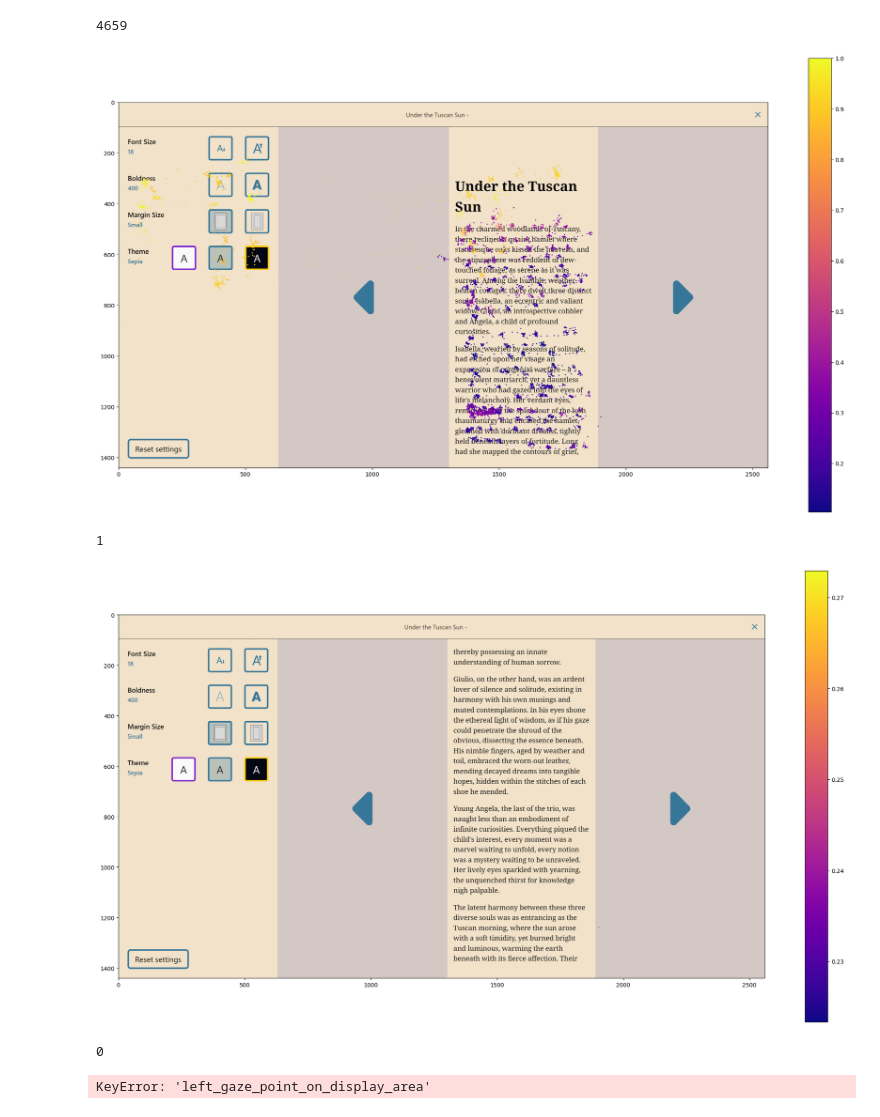
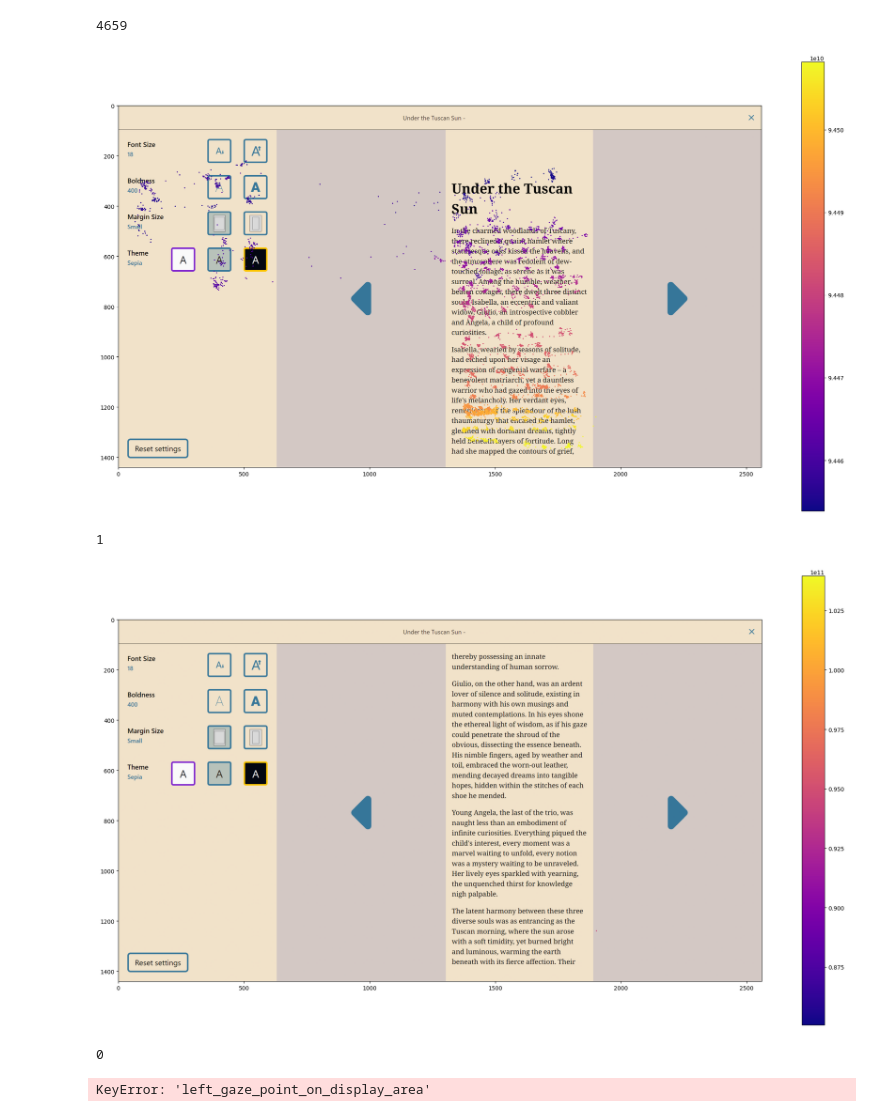
Before and after one commit to SlimShadyIAm/flow, a Jupyter notebook: apps/backend/plot-data-on-image-with-pupil-size.ipynb, the cells around one changed output. Cells and saved outputs as stored; diff of their text form; code cells hidden in the pictures.

```diff
--- a/apps/backend/plot-data-on-image-with-pupil-size.ipynb
+++ b/apps/backend/plot-data-on-image-with-pupil-size.ipynb
@@ -79,9 +79,6 @@ for participant in participant_ids:
                 continue
             END_TIME_PAGE = end_page.time
 
-            # if END_TIME_PAGE - START_TIME_PAGE < 1000:
-                # continue
-
             # Get the event one before the end page event
             screenshot_event = (
                 events_book.where(Events.time < END_TIME_PAGE)
@@ -93,48 +90,44 @@ for participant in participant_ids:
 
             ax.set_xlim(0, X_PIXELS)
             ax.set_ylim(Y_PIXELS, 0)
-
 
             # Get the image to display on the plot
             image_file = screenshot_event.screenshot_file
             ax.imshow(plt.imread(image_file), extent=[0, X_PIXELS, Y_PIXELS, 0])
 
             # Get the gaze data for the page
             GAZE_DATA_PAGE = extract_gaze_data_between_timestamps_proper(
                 GAZE_DATA_BOOK, START_TIME_PAGE, END_TIME_PAGE
             )
             print(len(GAZE_DATA_PAGE["data"]))
             # Create empty dataframe and then insert the data
             df_page = pd.DataFrame()
             df_page = pd.DataFrame(GAZE_DATA_PAGE["data"])
 
             # Some of these points are [None, None], so we drop those
             df_page = df_page[
                 df_page["left_gaze_point_on_display_area"].apply(
                     lambda x: x != [None, None]
                 )
             ]
 
-            # Multiply all the gaze points, which are in the format
-            # [X, Y] by the in the respective pixel dimensions
-            df_page["left_gaze_point_on_display_area"] = df_page[
-                "left_gaze_point_on_display_area"
-            ].apply(lambda x: [x[0] * X_PIXELS, x[1] * Y_PIXELS])
+            x = df_page["left_gaze_point_on_display_area"].apply(lambda x: x[0] * X_PIXELS)
+            y = df_page["left_gaze_point_on_display_area"].apply(lambda x: x[1] * Y_PIXELS)
 
             p = ax.scatter(
-                x=df_page["left_gaze_point_on_display_area"].apply(lambda x: x[0]),
-                y=df_page["left_gaze_point_on_display_area"].apply(lambda x: x[1]),
-                c=df_page["normalized_pupil_diameter"],
+                x,
+                y,
+                c=df_page["system_time_stamp"],
                 cmap="plasma",
                 s=1,
             )
             plt.colorbar(p)
             plt.show()
 # %% [output]
 4659
-[figure, old version]
+[figure, new version]
 1
-[figure, old version]
+[figure, new version]
 0
 KeyError: 'left_gaze_point_on_display_area'
 [figure]
```
